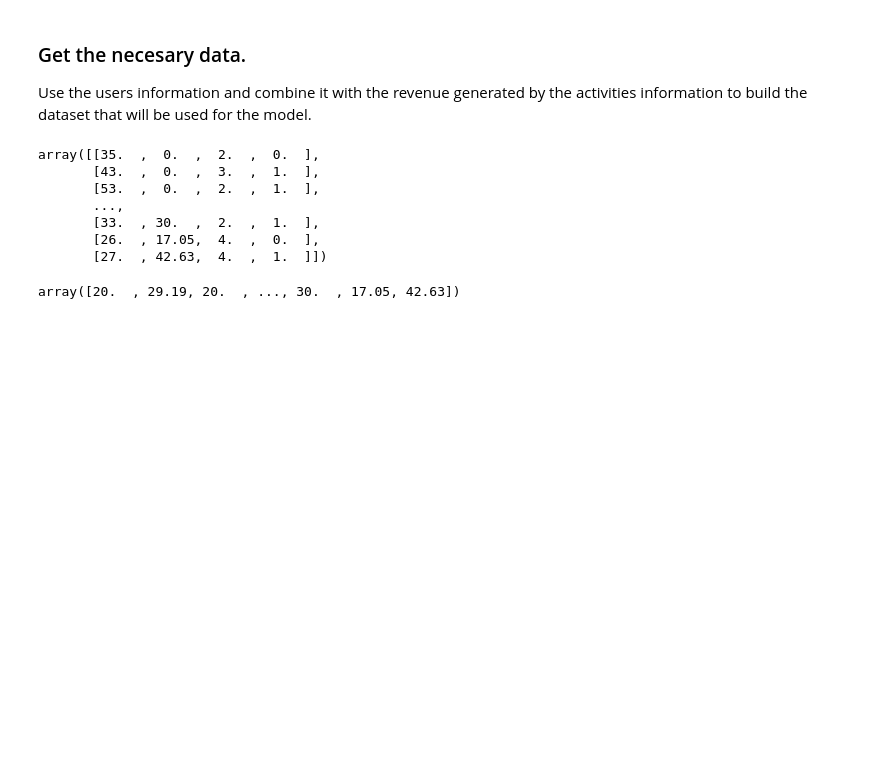
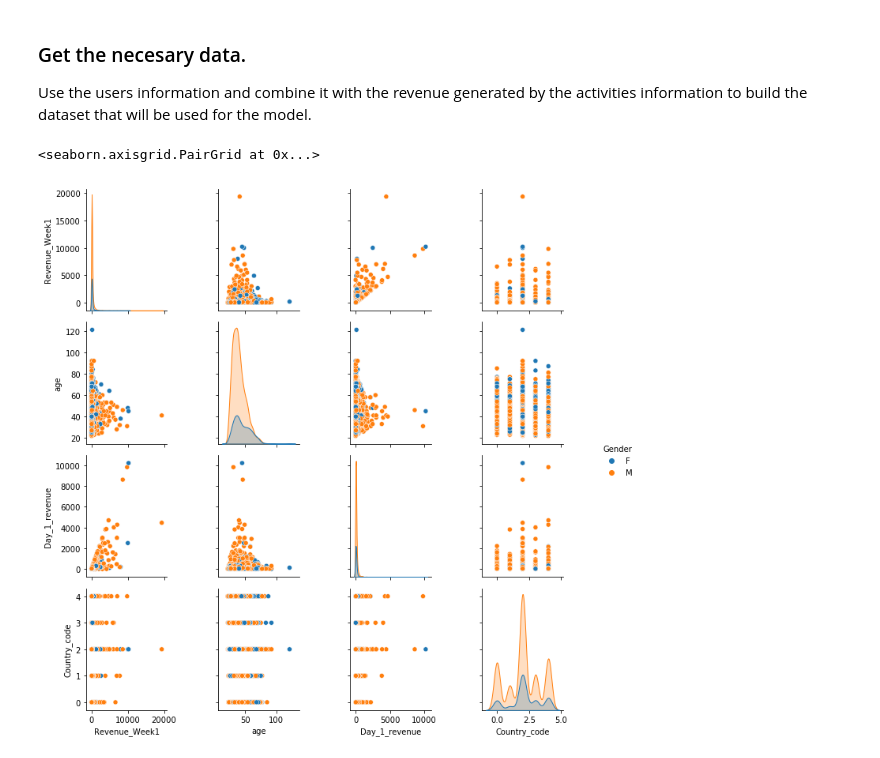
Before and after one commit to nateraluis/systemiq-test, a Jupyter notebook: notebooks/02-LN-Analytics.ipynb, the cells around one changed output. Cells and saved outputs as stored; diff of their text form; code cells hidden in the pictures; blank space fills up the shorter version.

```diff
--- a/notebooks/02-LN-Analytics.ipynb
+++ b/notebooks/02-LN-Analytics.ipynb
@@ -99,10 +100,5 @@ df_model['Day_1_revenue'] = df_week[df_week['days_since_reg'] < pd.Timedelta(1,
 df_model['Day_1_revenue'].fillna(0,inplace=True)
 df_model = df_model.merge(df_users,left_index=True,right_on='UserId')
 df_model = df_model[['Revenue_Week1','Gender','age','Country','Day_1_revenue']]
-
-LE_country = LabelEncoder()
-df_model['Country_code'] = LE.fit_transform(df_model['Country'])
-
-LE_Gender = LabelEncoder()
-df_model['Gender_code'] = LE.fit_transform(df_model['Gender'])
+df_model['Country_code'] = pd.Categorical(df_model['Country']).codes
 # %%
@@ -111,14 +106,0 @@ y = df_model['Revenue_Week1'].values
-# %%
-X
-# %% [output]
-array([[35.  ,  0.  ,  2.  ,  0.  ],
-       [43.  ,  0.  ,  3.  ,  1.  ],
-       [53.  ,  0.  ,  2.  ,  1.  ],
-       ...,
-       [33.  , 30.  ,  2.  ,  1.  ],
-       [26.  , 17.05,  4.  ,  0.  ],
-       [27.  , 42.63,  4.  ,  1.  ]])
-# %%
-y
-# %% [output]
-array([20.  , 29.19, 20.  , ..., 30.  , 17.05, 42.63])
@@ -124,0 +109,5 @@ array([20.  , 29.19, 20.  , ..., 30.  , 17.05, 42.63])
+# %%
+sns.pairplot(df_model.drop(['Country'],axis=1),hue='Gender')
+# %% [output]
+<seaborn.axisgrid.PairGrid at 0x...>
+[figure, added]
```
Also changed, not shown: parts of 12 cells of this notebook.
